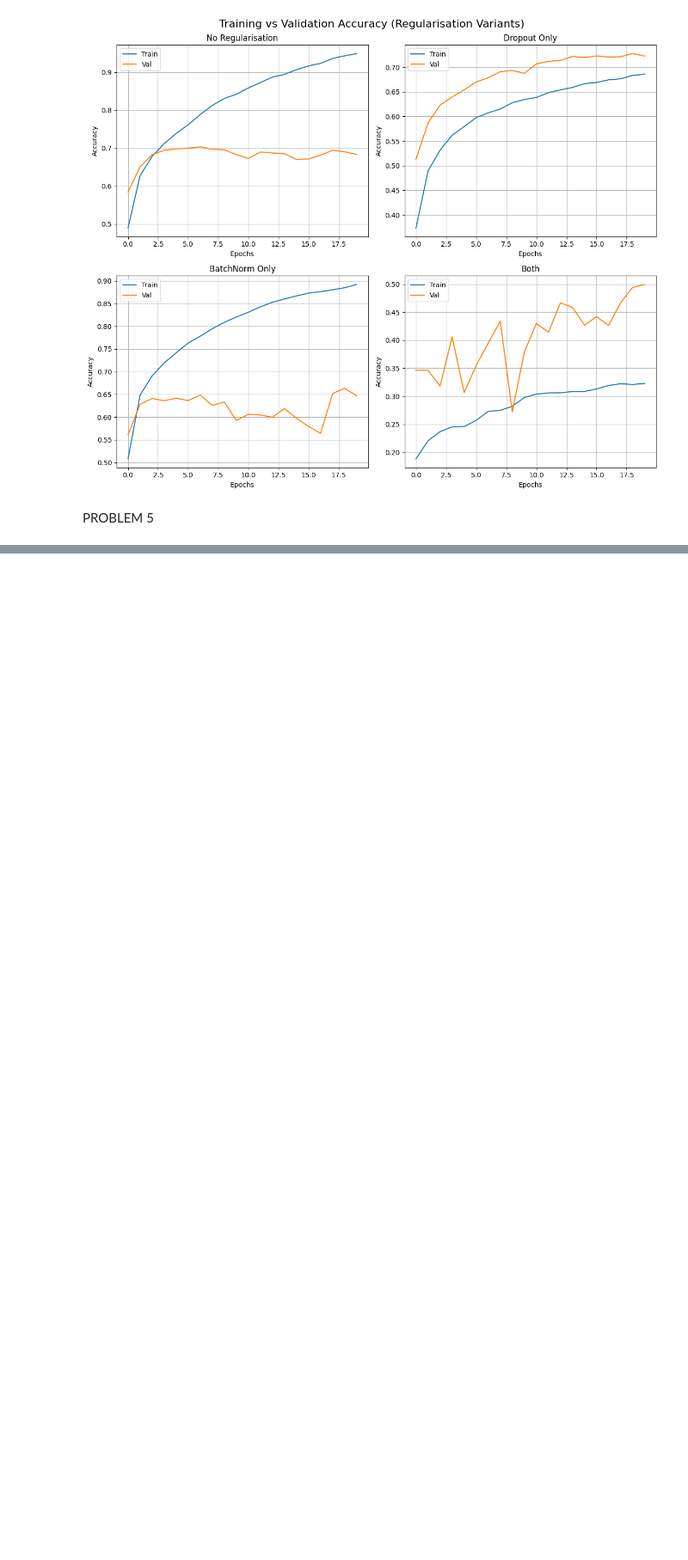
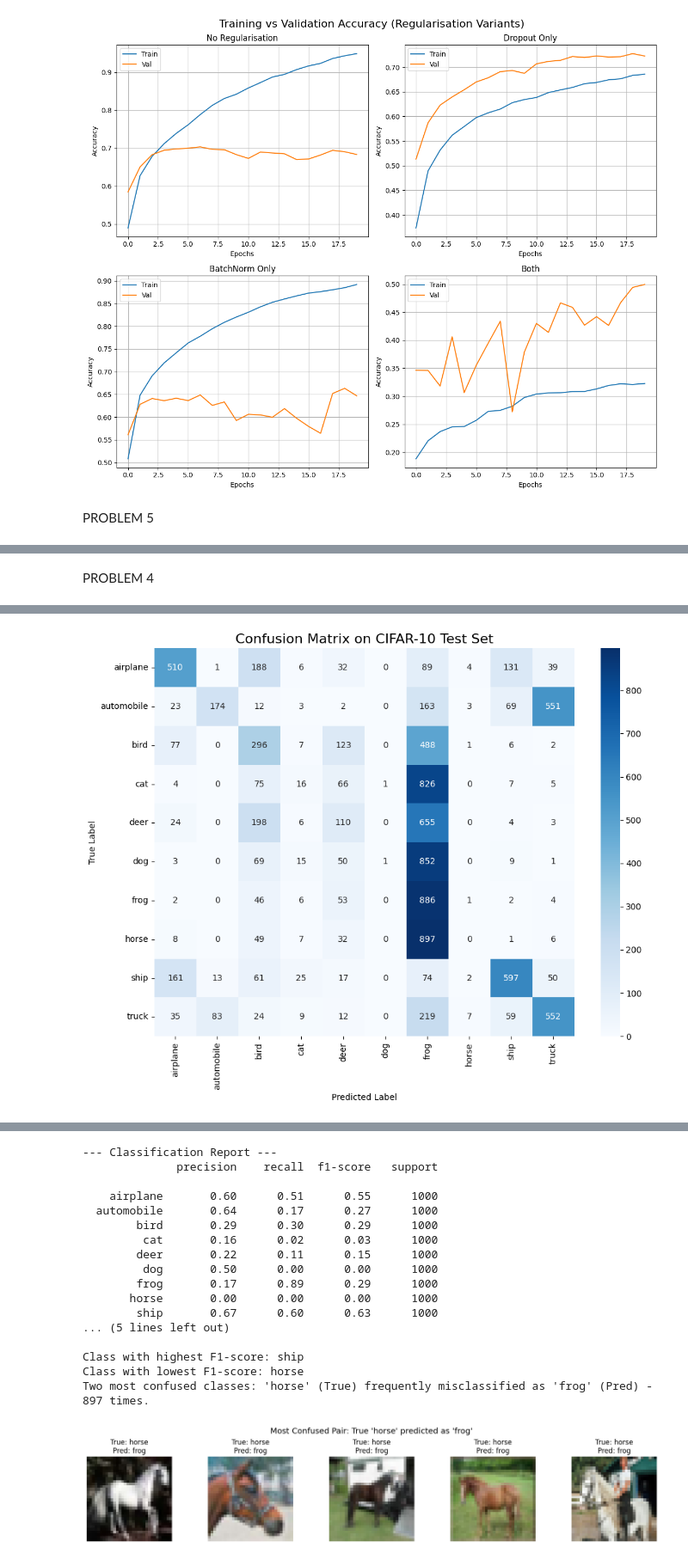
Before and after one commit to Zenhub-25/CNN-FROM-SCRATCH, a Jupyter notebook: CNN_LAB.ipynb, the cells around one changed output, grey strips where cells are left out. Shown at 86% size. Drawn from its saved outputs; the diff is of its cells as text; code cells hidden in the pictures; blank space fills up the shorter version.

```diff
--- a/CNN_LAB.ipynb
+++ b/CNN_LAB.ipynb
@@ -939,0 +1248,59 @@ Training with Cosine Annealing...
+# %% [markdown]
+PROBLEM 4
+# %%
+!pip install scikit-learn seaborn
+
+from sklearn.metrics import confusion_matrix, classification_report
+import seaborn as sns
+
+set_seeds()
+
+# (a) Compute and plot confusion matrix
+cm = confusion_matrix(true_labels, pred_labels)
+
+plt.figure(figsize=(10, 8))
+sns.heatmap(cm, annot=True, fmt='d', cmap='Blues',
+            xticklabels=cifar_classes, yticklabels=cifar_classes)
+plt.title('Confusion Matrix on CIFAR-10 Test Set', fontsize=16)
+plt.ylabel('True Label')
+plt.xlabel('Predicted Label')
+plt.tight_layout()
+plt.savefig('confusion_matrix.png')
+plt.show()
+files.download('confusion_matrix.png')
+
+# (b) Print Classification Report
+print("\n--- Classification Report ---")
+report = classification_report(true_labels, pred_labels, target_names=cifar_classes, output_dict=True)
+print(classification_report(true_labels, pred_labels, target_names=cifar_classes))
+
+# (c) Identify Best, Worst, and Most Confused
+f1_scores = {cls: metrics['f1-score'] for cls, metrics in report.items() if cls in cifar_classes}
+best_class = max(f1_scores, key=f1_scores.get)
+worst_class = min(f1_scores, key=f1_scores.get)
+
+# Find the most confused pair (ignoring the diagonal correct predictions)
+cm_no_diag = cm.copy()
+np.fill_diagonal(cm_no_diag, 0)
+max_confused_idx = np.unravel_index(np.argmax(cm_no_diag, axis=None), cm_no_diag.shape)
+class1, class2 = cifar_classes[max_confused_idx[0]], cifar_classes[max_confused_idx[1]]
+
+print(f"Class with highest F1-score: {best_class}")
+print(f"Class with lowest F1-score: {worst_class}")
+print(f"Two most confused classes: '{class1}' (True) frequently misclassified as '{class2}' (Pred) - {cm_no_diag[max_confused_idx]} times.")
+
+# (d) Display 5 misclassified examples for the most confused pair
+confused_indices = np.where((true_labels == max_confused_idx[0]) & (pred_labels == max_confused_idx[1]))[0]
+
+fig, axes = plt.subplots(1, 5, figsize=(15, 3))
+fig.suptitle(f"Most Confused Pair: True '{class1}' predicted as '{class2}'", fontsize=14)
+
+for i in range(min(5, len(confused_indices))):
+    idx = confused_indices[i]
+    axes[i].imshow(x_test_cifar[idx])
+    axes[i].set_title(f"True: {class1}\nPred: {class2}")
+    axes[i].axis('off')
+
+plt.tight_layout()
+plt.show()
+# %% [output]
@@ -939,0 +1326 @@ Training with Cosine Annealing...
+[figure, added]
@@ -939,0 +1329,18 @@ Training with Cosine Annealing...
+--- Classification Report ---
+              precision    recall  f1-score   support
+
+    airplane       0.60      0.51      0.55      1000
+  automobile       0.64      0.17      0.27      1000
+        bird       0.29      0.30      0.29      1000
+         cat       0.16      0.02      0.03      1000
+        deer       0.22      0.11      0.15      1000
+         dog       0.50      0.00      0.00      1000
+        frog       0.17      0.89      0.29      1000
+       horse       0.00      0.00      0.00      1000
+        ship       0.67      0.60      0.63      1000
+... (5 lines left out)
+
+Class with highest F1-score: ship
+Class with lowest F1-score: horse
+Two most confused classes: 'horse' (True) frequently misclassified as 'frog' (Pred) - 897 times.
+[figure, added]
```
Also changed, not shown: parts of 19 cells of this notebook.
